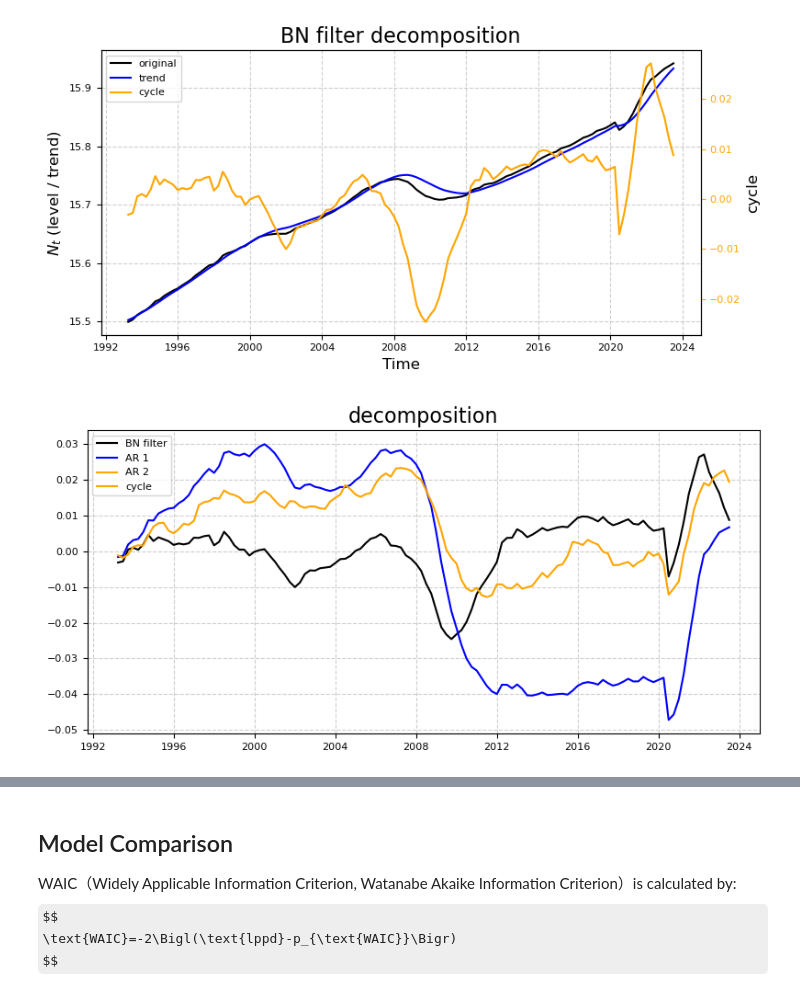
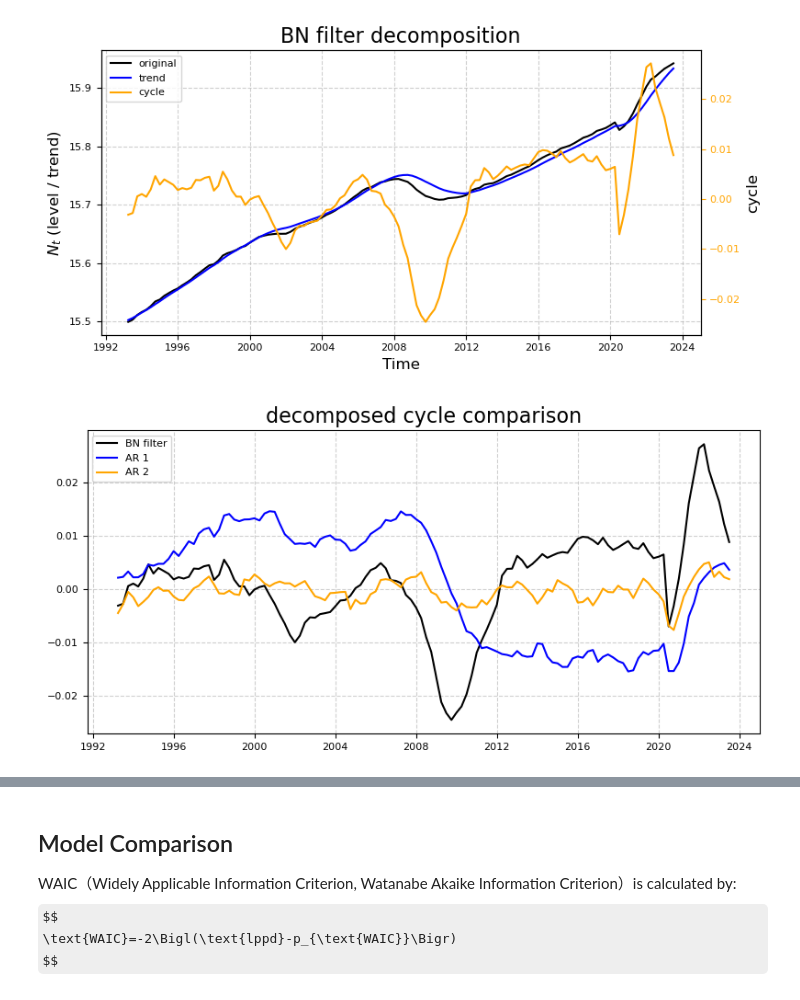
Before and after one commit to Ichikawa-Satoshi/NKPC_HSA_MCMC, a Jupyter notebook: code/main.ipynb, the cells around one changed output, grey strips where cells are left out. Saved outputs shown, nothing was run; the diff lists cells and outputs as text; code cells hidden in the pictures; some formulas as TeX source.

```diff
--- a/code/main.ipynb
+++ b/code/main.ipynb
@@ -200,8 +200,8 @@ $$
 # %% [markdown]
 ## Estimation parameters
 # %%
-warmup= 500
-samples=1500
+warmup= 5000
+samples=15000
 chains = 2
 rng_key = jax.random.PRNGKey(0)
 rng_keys = jax.random.split(rng_key, chains)
@@ -284,10 +284,10 @@ def set_prior_distributions():
         "beta"       : dist.Beta(0.5, 0.5),
         "kappa"      : dist.Beta(0.5, 0.5),
         # State equation (z) params
-        "theta_z"    : dist.Normal(0, 0.5),
-        "theta_pi"   : dist.Normal(0, 0.5),
-        "theta_N"    : dist.Normal(0, 0.5),
-        "theta_Y"    : dist.Normal(0, 0.5),
+        "theta_z"    : dist.Normal(0, 0.5), # z coeff
+        "theta_pi"   : dist.Normal(0, 0.5), # pi coeff
+        "theta_N"    : dist.Normal(0, 0.5), # N coeff
+        "theta_Y"    : dist.Normal(0, 0.5), # Y coeff
         # State equation (N) params
         "bar_n"      : dist.Normal(0, 0.5),  # Nbar trend
         "alpha_1"    : dist.Uniform(-1, 1),  # Nhat AR1 coeff
@@ -299,7 +299,7 @@ def set_prior_distributions():
         "sigma_eta"  : dist.LogNormal(0,1),   # z error
         "sigma_e"    : dist.LogNormal(0,1), # N error
         "sigma_u"    : dist.LogNormal(0,1),   # Nbar error
-        "sigma_v"    : dist.LogNormal(0,0.5)  # Nhat error
+        "sigma_v"    : dist.LogNormal(0,1)  # Nhat error
     }
     return priors
 # %%
@@ -678,29 +655,28 @@ plt.show()
 # %% [output]
 [figure]
 # %%
-fig, ax1 = plt.subplots(figsize=(8, 4))
+fig, ax4 = plt.subplots(figsize=(8, 4))
 
 # ―― cycle ――――――――――――――――――――――――――――――――――――
-ax1.plot(data["DATE"], data_N_hat["cycle"],
+ax4.plot(data["DATE"], data_N_hat["cycle"],
          label="BN filter",  color=colors[0])
-ax1.plot(data["DATE"], N_hat_mean_1,
-         label="AR 1",  color=colors[1])
-ax1.plot(data["DATE"], N_hat_mean_2,
+ax4.plot(data["DATE"], N_hat_mean_1,
+      label="AR 1",  color=colors[1])
+ax4.plot(data["DATE"], N_hat_mean_2,
          label="AR 2",  color=colors[2])
 # ax2.plot(data["DATE"], N_hat_mean_2,
 #          label="cycle model 2",  color=colors[3], lw=1.5)
-ax1.set_ylabel("cycle", fontsize=12)
 
 # ―― legend ――――――――――――――――――――――――
-lines  = ax1.get_lines() + ax2.get_lines()
+lines  = ax4.get_lines()
 labels = [l.get_label() for l in lines]
-ax1.legend(lines, labels, loc="upper left", fontsize=8, frameon=True)
-ax1.set_title("decomposition", fontsize=16)
-ax1.grid(True, linestyle="--", alpha=0.6)
+ax4.legend(lines, labels, loc="upper left", fontsize=8, frameon=True)
+ax4.set_title("decomposed cycle comparison", fontsize=16)
+ax4.grid(True, linestyle="--", alpha=0.6)
 plt.tight_layout()
 plt.show()
 # %% [output]
-[figure, old version]
+[figure, new version]
 # %%
 dict_idata = {'Normal NKPC':idata_0, 'HSA NKPC (AR1)':idata_1,'HSA NKPC (AR2)':idata_2,'HSA NKPC (BN filter)':idata_3}
 params = ["alpha","beta", "kappa", "theta_z", "theta_Y", "theta_pi", "theta_N",'bar_n', 'alpha_1', "alpha_2", "sigma_eps", "sigma_eta"]
```
Also changed, not shown: parts of 10 cells of this notebook.
